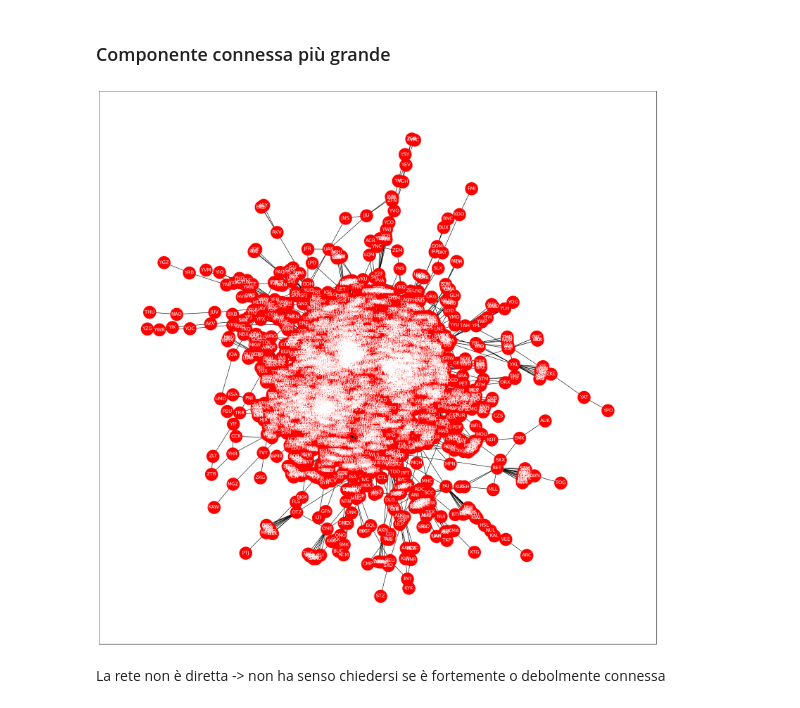
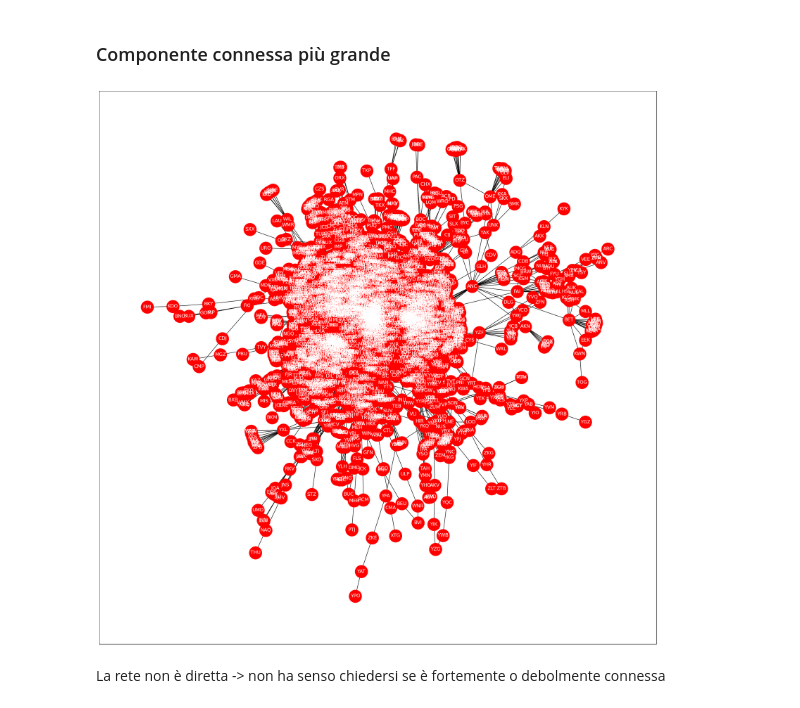
Before and after one commit to Rick8998/ProgettoNetworkScience, a Jupyter notebook: analisi_componenti_connesse.ipynb, the cells around one changed output. Saved outputs shown, nothing was run; the diff lists cells and outputs as text; code cells hidden in the pictures.

```diff
--- a/analisi_componenti_connesse.ipynb
+++ b/analisi_componenti_connesse.ipynb
@@ -51,10 +51,10 @@ list(nx.connected_components(G))
 # %%
 core_nodes = max(nx.connected_components(G), key=len)
 core = G.subgraph(core_nodes)
 fig, ax = plt.subplots(figsize=(25, 25))
-nx.draw_networkx(core, node_size=1000 , with_labels=True, node_color="red", font_color="white")
+nx.draw_networkx(core, node_size=1000 , with_labels=True, node_color="red", font_color="white", pos=nx.spring_layout(G))
 plt.show()
 # %% [output]
-[figure, old version]
+[figure, new version]
 # %% [markdown]
 La rete non è diretta -> non ha senso chiedersi se è fortemente o debolmente connessa
```
Also changed, not shown: parts of 1 cell of this notebook, 2 other files.
